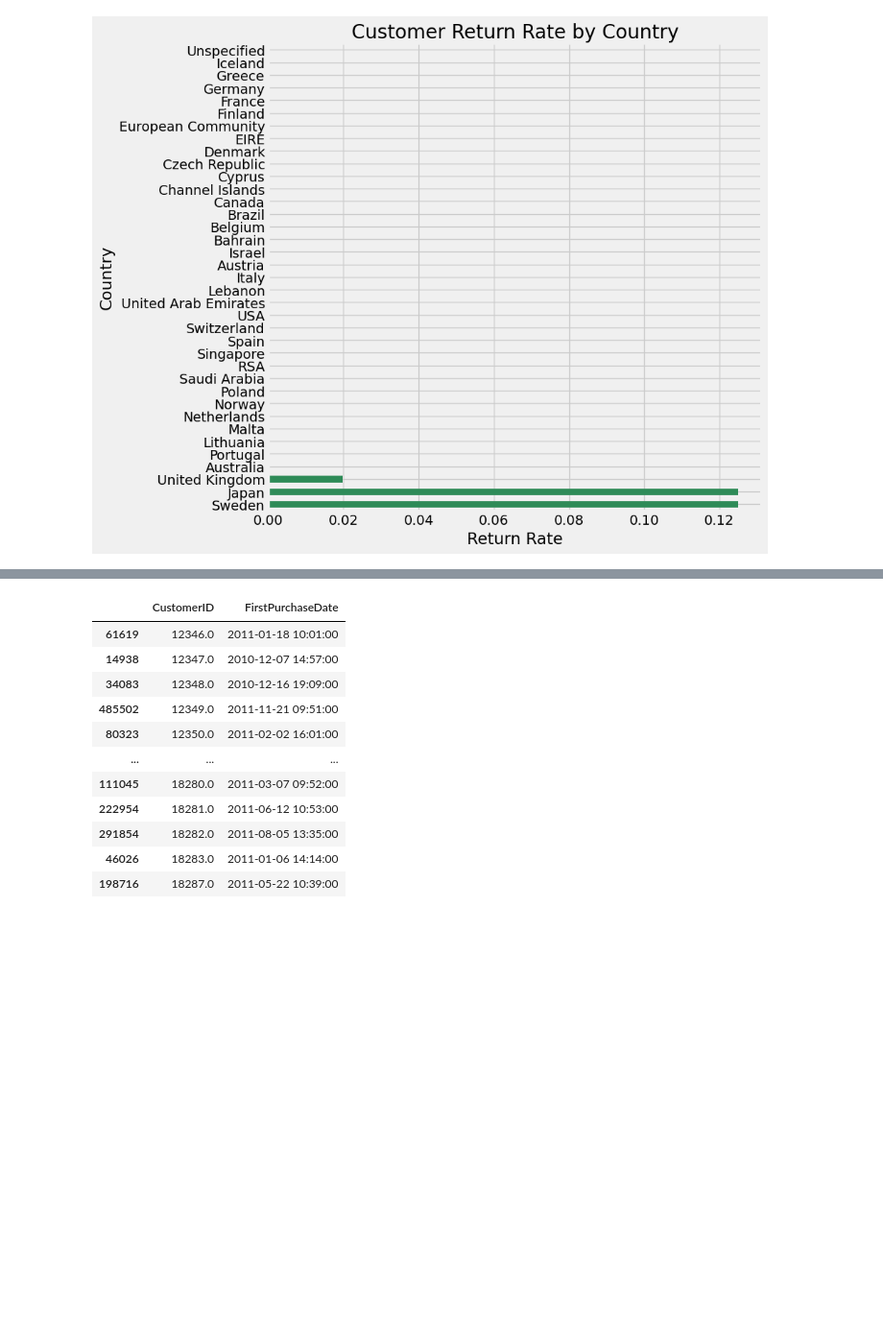
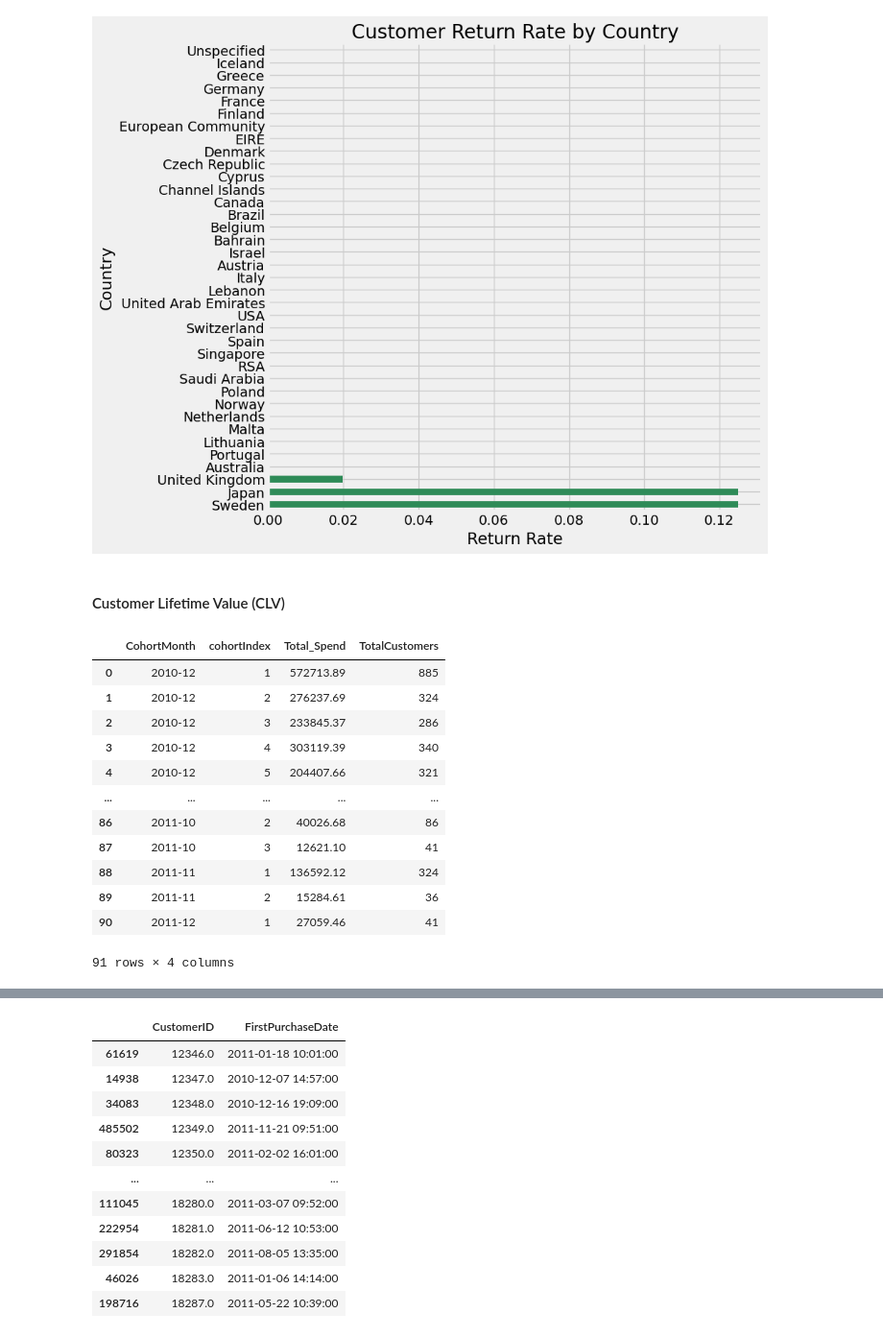
Before and after one commit to Abdulmujeeb-Taiwo/Customer-Analysis-Projects, a Jupyter notebook: Cohort_Analysis.ipynb, the cells around one changed output, grey strips where cells are left out. Shown at 96% size. Saved outputs shown, nothing was run; the diff lists cells and outputs as text; code cells hidden in the pictures; blank space fills up the shorter version.

```diff
--- a/Cohort_Analysis.ipynb
+++ b/Cohort_Analysis.ipynb
@@ -505,6 +518,8 @@ plt.tight_layout()
 plt.show()
 # %% [output]
 [figure]
+# %% [markdown]
+#### Customer Lifetime Value (CLV)
 # %%
 df['OrderMonth'] = df['InvoiceDate'].dt.to_period('M')
 # %%
@@ -523,0 +539,16 @@ cohort_data.rename(columns={'CustomerID': 'TotalCustomers'}, inplace=True)
+# %%
+cohort_data_2
+# %% [output]
+|  | CohortMonth | cohortIndex | Total_Spend | TotalCustomers |
+| 0 | 2010-12 | 1 | 572713.89 | 885 |
+| 1 | 2010-12 | 2 | 276237.69 | 324 |
+| 2 | 2010-12 | 3 | 233845.37 | 286 |
+| 3 | 2010-12 | 4 | 303119.39 | 340 |
+| 4 | 2010-12 | 5 | 204407.66 | 321 |
+| ... | ... | ... | ... | ... |
+| 86 | 2011-10 | 2 | 40026.68 | 86 |
+| 87 | 2011-10 | 3 | 12621.10 | 41 |
+| 88 | 2011-11 | 1 | 136592.12 | 324 |
+| 89 | 2011-11 | 2 | 15284.61 | 36 |
+| 90 | 2011-12 | 1 | 27059.46 | 41 |
+91 rows × 4 columns
```
Also changed, not shown: parts of 51 cells of this notebook, 9 other files.
